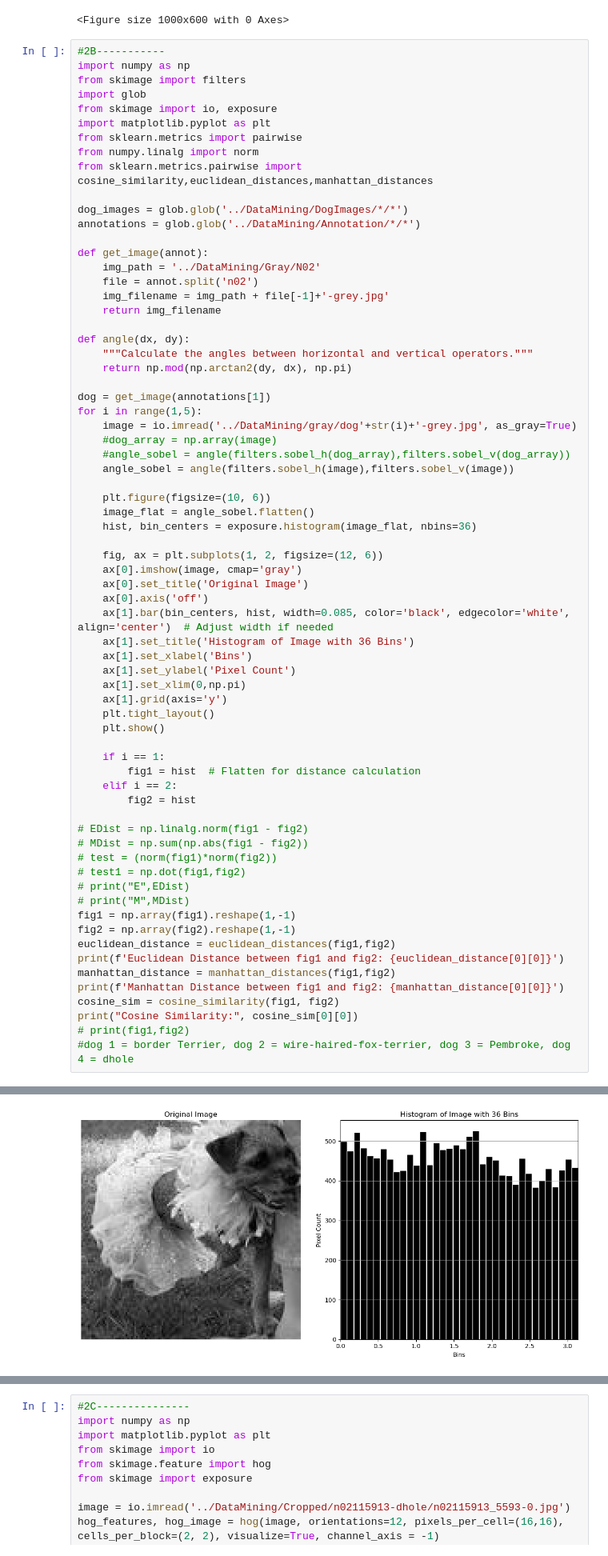
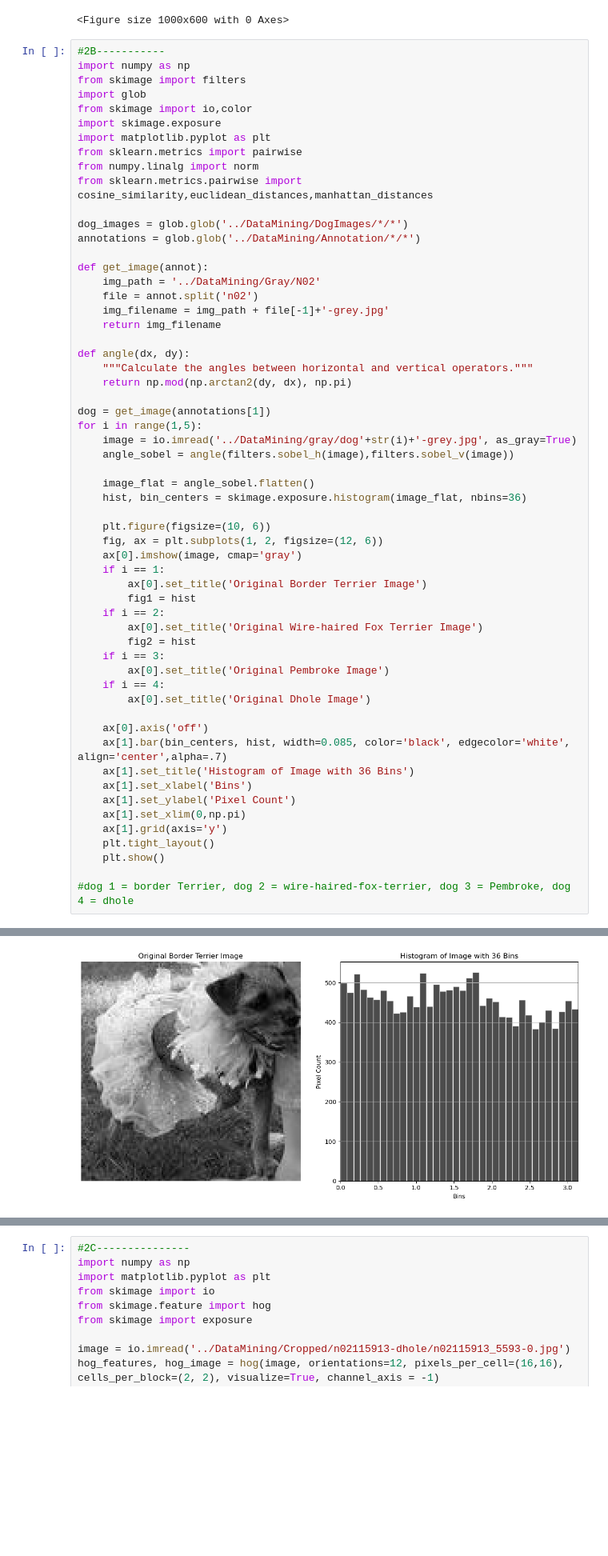
Before and after one commit to MVoenell/DataMining, a Jupyter notebook: HW1-Coding.ipynb, the cells around one changed output, grey strips where cells are left out. Shown at 80% size. Saved outputs shown, nothing was run; the diff lists cells and outputs as text; blank space fills up the shorter version.

```diff
--- a/HW1-Coding.ipynb
+++ b/HW1-Coding.ipynb
@@ -53,7 +61,8 @@ for i in range(len(annotations)):
 import numpy as np
 from skimage import filters
 import glob
-from skimage import io, exposure
+from skimage import io,color
+import skimage.exposure
 import matplotlib.pyplot as plt
 from sklearn.metrics import pairwise
 from numpy.linalg import norm
@@ -65,59 +74,47 @@ annotations = glob.glob('../DataMining/Annotation/*/*')
 def get_image(annot):
     img_path = '../DataMining/Gray/N02'
     file = annot.split('n02')
     img_filename = img_path + file[-1]+'-grey.jpg'
     return img_filename
 
 def angle(dx, dy):
     """Calculate the angles between horizontal and vertical operators."""
     return np.mod(np.arctan2(dy, dx), np.pi)
 
 dog = get_image(annotations[1])
 for i in range(1,5):
     image = io.imread('../DataMining/gray/dog'+str(i)+'-grey.jpg', as_gray=True)
-    #dog_array = np.array(image)
-    #angle_sobel = angle(filters.sobel_h(dog_array),filters.sobel_v(dog_array))
     angle_sobel = angle(filters.sobel_h(image),filters.sobel_v(image))
 
+    image_flat = angle_sobel.flatten()
+    hist, bin_centers = skimage.exposure.histogram(image_flat, nbins=36)
+
     plt.figure(figsize=(10, 6))
-    image_flat = angle_sobel.flatten()
-    hist, bin_centers = exposure.histogram(image_flat, nbins=36)
-
     fig, ax = plt.subplots(1, 2, figsize=(12, 6))
     ax[0].imshow(image, cmap='gray')
-    ax[0].set_title('Original Image')
+    if i == 1:
+        ax[0].set_title('Original Border Terrier Image')
+        fig1 = hist
+    if i == 2:
+        ax[0].set_title('Original Wire-haired Fox Terrier Image')
+        fig2 = hist
+    if i == 3:
+        ax[0].set_title('Original Pembroke Image')
+    if i == 4:
+        ax[0].set_title('Original Dhole Image')
+
     ax[0].axis('off')
-    ax[1].bar(bin_centers, hist, width=0.085, color='black', edgecolor='white', align='center')  # Adjust width if needed
+    ax[1].bar(bin_centers, hist, width=0.085, color='black', edgecolor='white', align='center',alpha=.7)
     ax[1].set_title('Histogram of Image with 36 Bins')
     ax[1].set_xlabel('Bins')
     ax[1].set_ylabel('Pixel Count')
     ax[1].set_xlim(0,np.pi)
     ax[1].grid(axis='y')
     plt.tight_layout()
     plt.show()
 
-    if i == 1:
-        fig1 = hist  # Flatten for distance calculation
-    elif i == 2:
-        fig2 = hist
-
-# EDist = np.linalg.norm(fig1 - fig2)
-# MDist = np.sum(np.abs(fig1 - fig2))
-# test = (norm(fig1)*norm(fig2))
-# test1 = np.dot(fig1,fig2)
-# print("E",EDist)
-# print("M",MDist)
-fig1 = np.array(fig1).reshape(1,-1)
-fig2 = np.array(fig2).reshape(1,-1)
-euclidean_distance = euclidean_distances(fig1,fig2)
-print(f'Euclidean Distance between fig1 and fig2: {euclidean_distance[0][0]}')
-manhattan_distance = manhattan_distances(fig1,fig2)
-print(f'Manhattan Distance between fig1 and fig2: {manhattan_distance[0][0]}')
-cosine_sim = cosine_similarity(fig1, fig2)
-print("Cosine Similarity:", cosine_sim[0][0])
-# print(fig1,fig2)
 #dog 1 = border Terrier, dog 2 = wire-haired-fox-terrier, dog 3 = Pembroke, dog 4 = dhole
 # %% [output]
 <Figure size 1000x600 with 0 Axes>
-[figure, old version]
+[figure, new version]
 <Figure size 1000x600 with 0 Axes>
```
Also changed, not shown: parts of 9 cells of this notebook, 1 other file.
